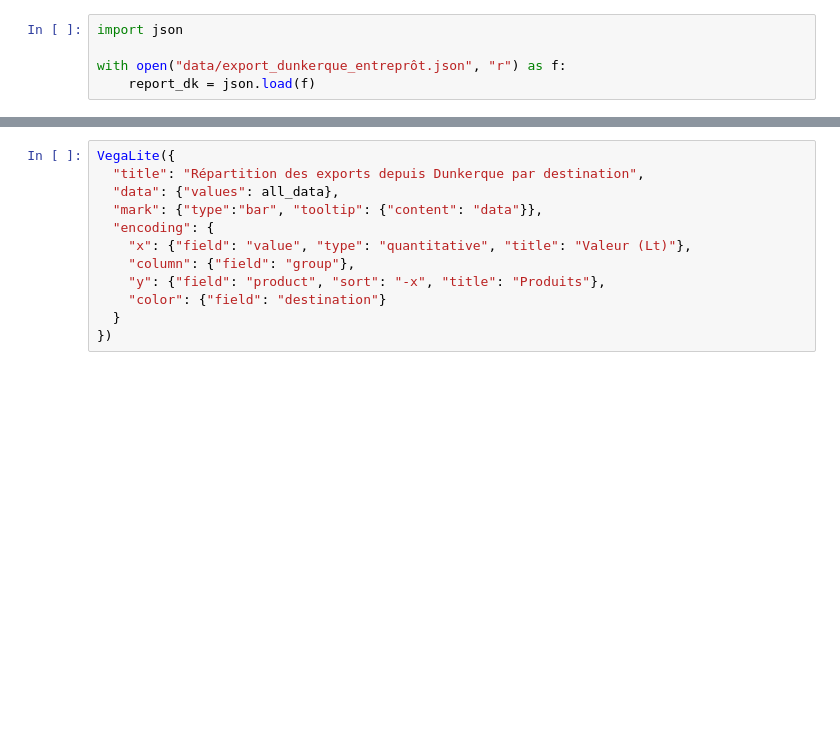
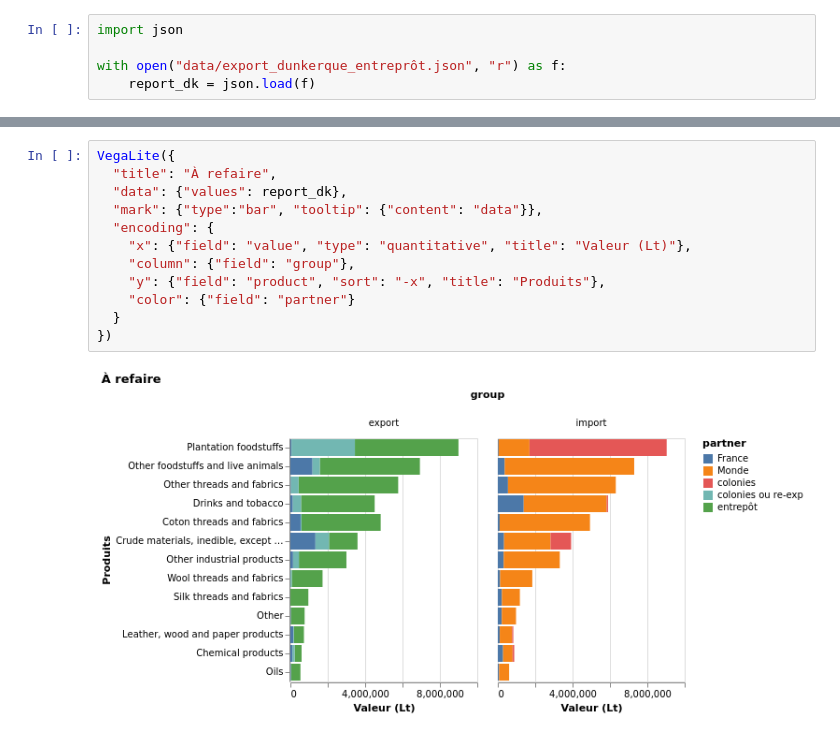
Before and after one commit to medialab/portic-datasprint-2022, a Jupyter notebook: productions/module_08/vegalite.ipynb, the cells around one changed output, grey strips where cells are left out. Cells and saved outputs as stored; diff of their text form; blank space fills up the shorter version.

```diff
--- a/productions/module_08/vegalite.ipynb
+++ b/productions/module_08/vegalite.ipynb
@@ -37,15 +46,17 @@ all_data[:2]
 # %%
 VegaLite({
-  "title": "Répartition des exports depuis Dunkerque par destination",
-  "data": {"values": all_data},
+  "title": "À refaire",
+  "data": {"values": report_dk},
   "mark": {"type":"bar", "tooltip": {"content": "data"}},
   "encoding": {
     "x": {"field": "value", "type": "quantitative", "title": "Valeur (Lt)"},
     "column": {"field": "group"},
     "y": {"field": "product", "sort": "-x", "title": "Produits"},
-    "color": {"field": "destination"}
+    "color": {"field": "partner"}
   }
 })
+# %% [output]
+[figure, added]
 # %%
 VegaLite({
   "title": "Répartition des exports depuis Dunkerque par destination",
```
Also changed, not shown: parts of 2 cells of this notebook.
